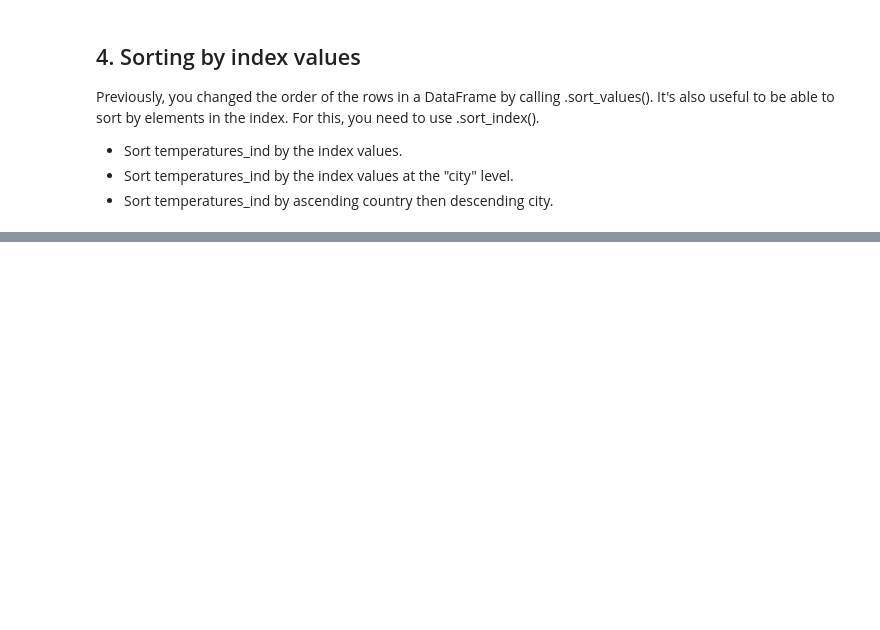
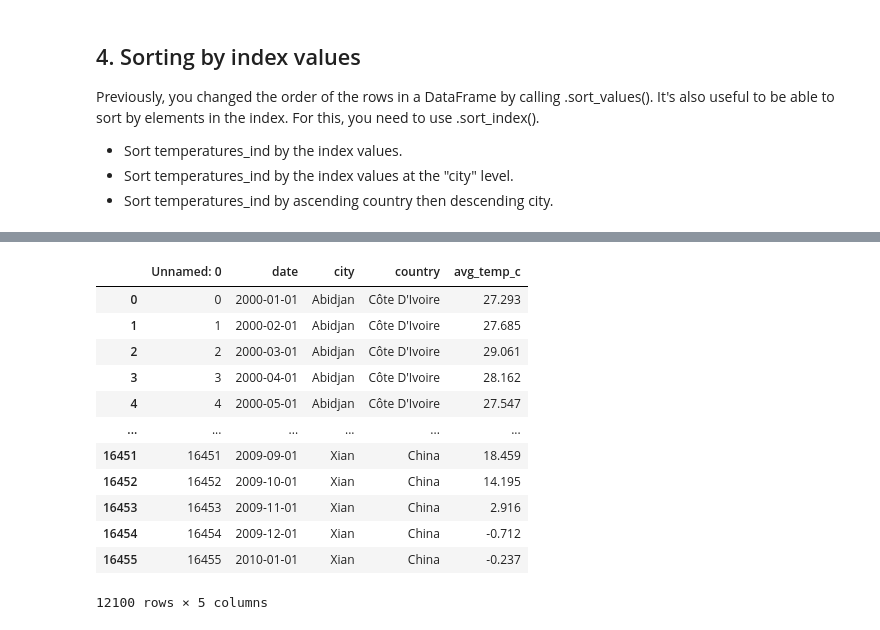
Before and after one commit to edneide/Data_Science, a Jupyter notebook: Learning_Python/001_Data_Manipulation_With_Pandas/003_Slicing_and_Indexing.ipynb, the cells around one changed output, grey strips where cells are left out. Cells and saved outputs as stored; diff of their text form; code cells hidden in the pictures; blank space fills up the shorter version.

```diff
--- a/Learning_Python/001_Data_Manipulation_With_Pandas/003_Slicing_and_Indexing.ipynb
+++ b/Learning_Python/001_Data_Manipulation_With_Pandas/003_Slicing_and_Indexing.ipynb
@@ -392,0 +618,16 @@ print(____)
+# %%
+temperatures[temperatures["date"] <= "2010-01-01"]
+# %% [output]
+|  | Unnamed: 0 | date | city | country | avg_temp_c |
+| 0 | 0 | 2000-01-01 | Abidjan | Côte D'Ivoire | 27.293 |
+| 1 | 1 | 2000-02-01 | Abidjan | Côte D'Ivoire | 27.685 |
+| 2 | 2 | 2000-03-01 | Abidjan | Côte D'Ivoire | 29.061 |
+| 3 | 3 | 2000-04-01 | Abidjan | Côte D'Ivoire | 28.162 |
+| 4 | 4 | 2000-05-01 | Abidjan | Côte D'Ivoire | 27.547 |
+| ... | ... | ... | ... | ... | ... |
+| 16451 | 16451 | 2009-09-01 | Xian | China | 18.459 |
+| 16452 | 16452 | 2009-10-01 | Xian | China | 14.195 |
+| 16453 | 16453 | 2009-11-01 | Xian | China | 2.916 |
+| 16454 | 16454 | 2009-12-01 | Xian | China | -0.712 |
+| 16455 | 16455 | 2010-01-01 | Xian | China | -0.237 |
+12100 rows × 5 columns
```
Also changed, not shown: parts of 31 cells of this notebook.
